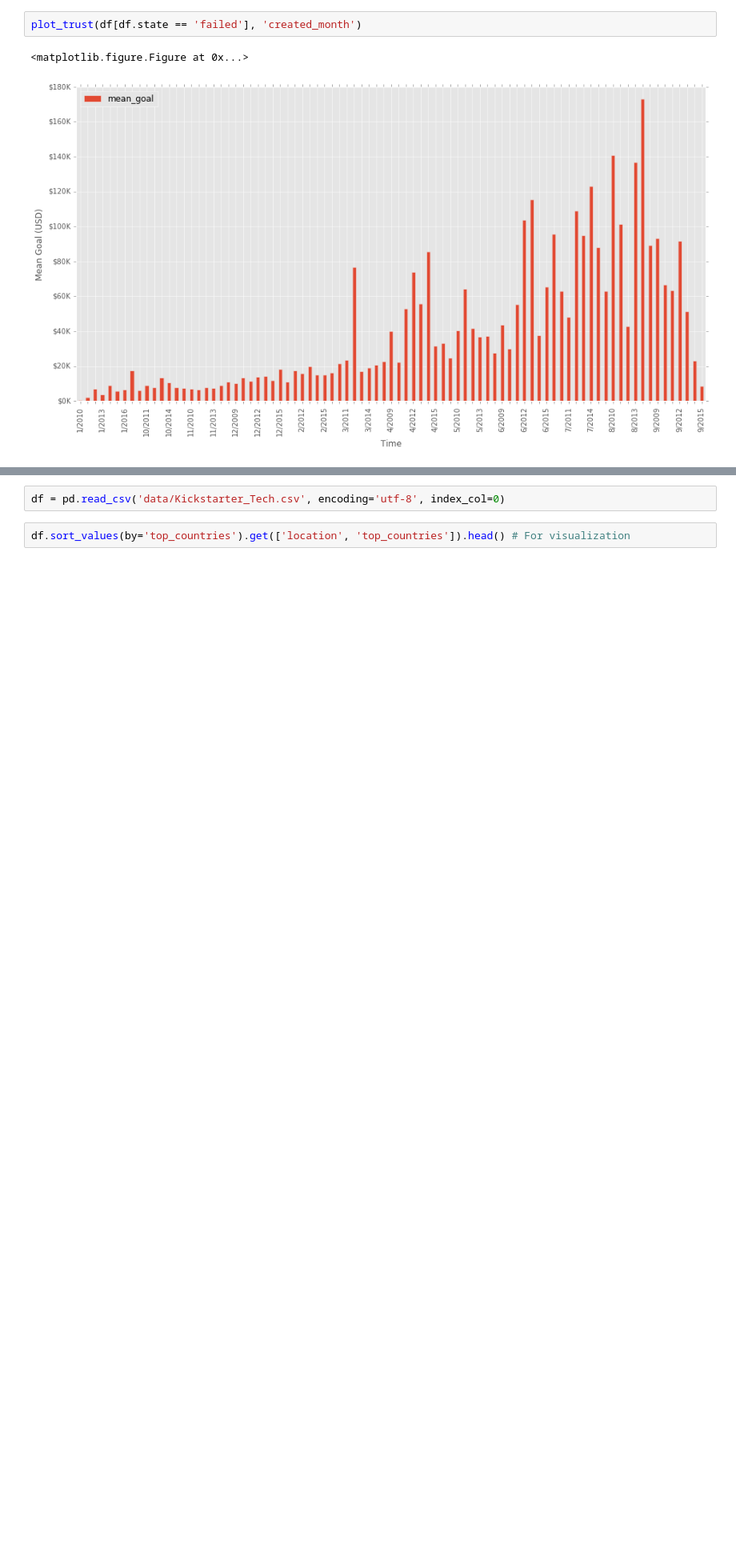
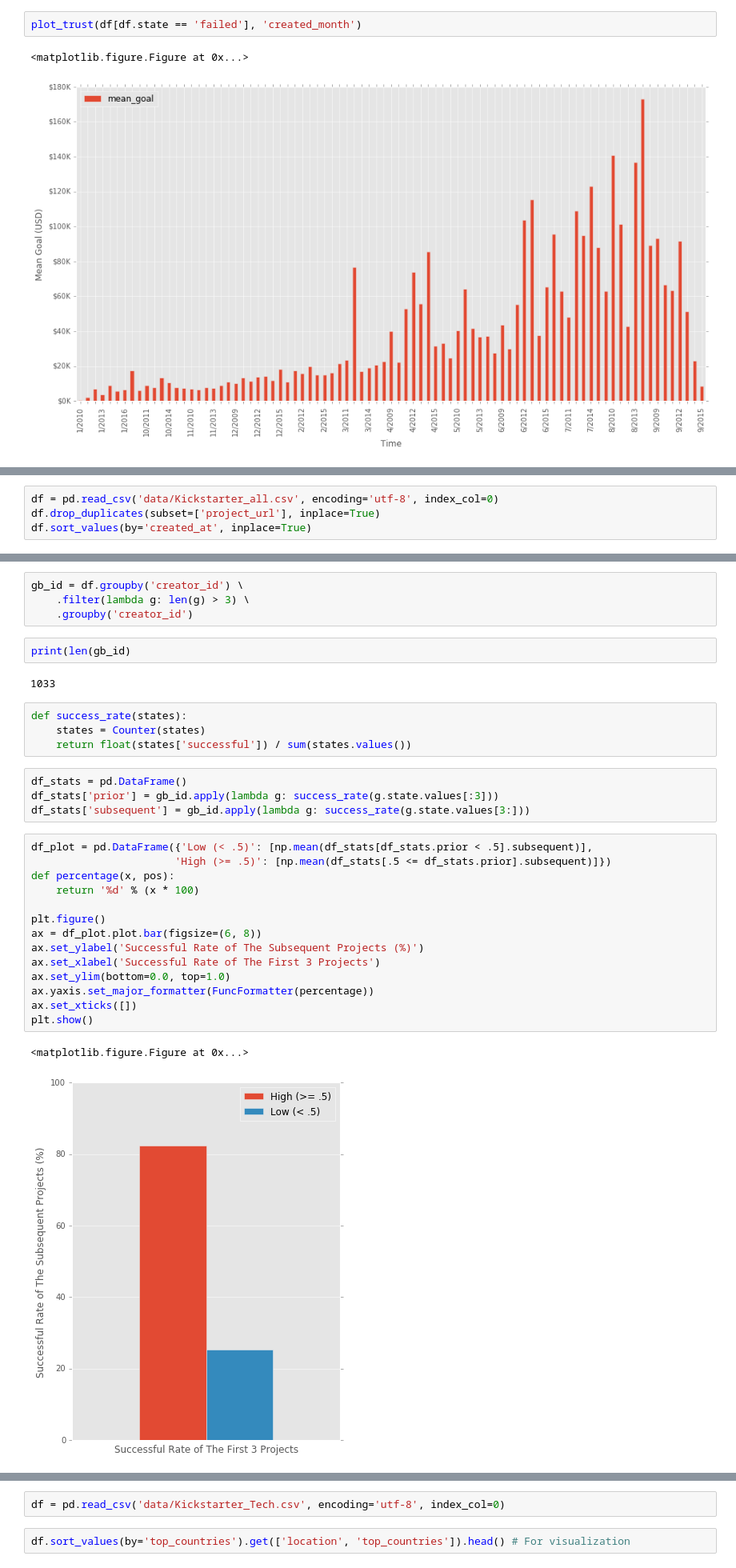
Before and after one commit to acsalu/IntroCM-Kickstar, a Jupyter notebook: Report.ipynb, the cells around one changed output, grey strips where cells are left out. Shown: that part at 80% size. Cells and saved outputs as stored; diff of their text form; blank space fills up the shorter version.

```diff
--- a/Report.ipynb
+++ b/Report.ipynb
@@ -91,0 +100,4 @@ plot_trust(df[df.state == 'failed'], 'created_month')
+# %%
+df = pd.read_csv('data/Kickstarter_all.csv', encoding='utf-8', index_col=0)
+df.drop_duplicates(subset=['project_url'], inplace=True)
+df.sort_values(by='created_at', inplace=True)
@@ -91,0 +113,33 @@ plot_trust(df[df.state == 'failed'], 'created_month')
+# %%
+gb_id = df.groupby('creator_id') \
+    .filter(lambda g: len(g) > 3) \
+    .groupby('creator_id')
+# %%
+print(len(gb_id)
+# %% [output]
+1033
+# %%
+def success_rate(states):
+    states = Counter(states)
+    return float(states['successful']) / sum(states.values())
+# %%
+df_stats = pd.DataFrame()
+df_stats['prior'] = gb_id.apply(lambda g: success_rate(g.state.values[:3]))
+df_stats['subsequent'] = gb_id.apply(lambda g: success_rate(g.state.values[3:]))
+# %%
+df_plot = pd.DataFrame({'Low (< .5)': [np.mean(df_stats[df_stats.prior < .5].subsequent)],
+                       'High (>= .5)': [np.mean(df_stats[.5 <= df_stats.prior].subsequent)]})
+def percentage(x, pos):
+    return '%d' % (x * 100)
+
+plt.figure()
+ax = df_plot.plot.bar(figsize=(6, 8))
+ax.set_ylabel('Successful Rate of The Subsequent Projects (%)')
+ax.set_xlabel('Successful Rate of The First 3 Projects')
+ax.set_ylim(bottom=0.0, top=1.0)
+ax.yaxis.set_major_formatter(FuncFormatter(percentage))
+ax.set_xticks([])
+plt.show()
+# %% [output]
+<matplotlib.figure.Figure at 0x...>
+[figure, added]
```
Also changed, not shown: parts of 10 cells of this notebook.
